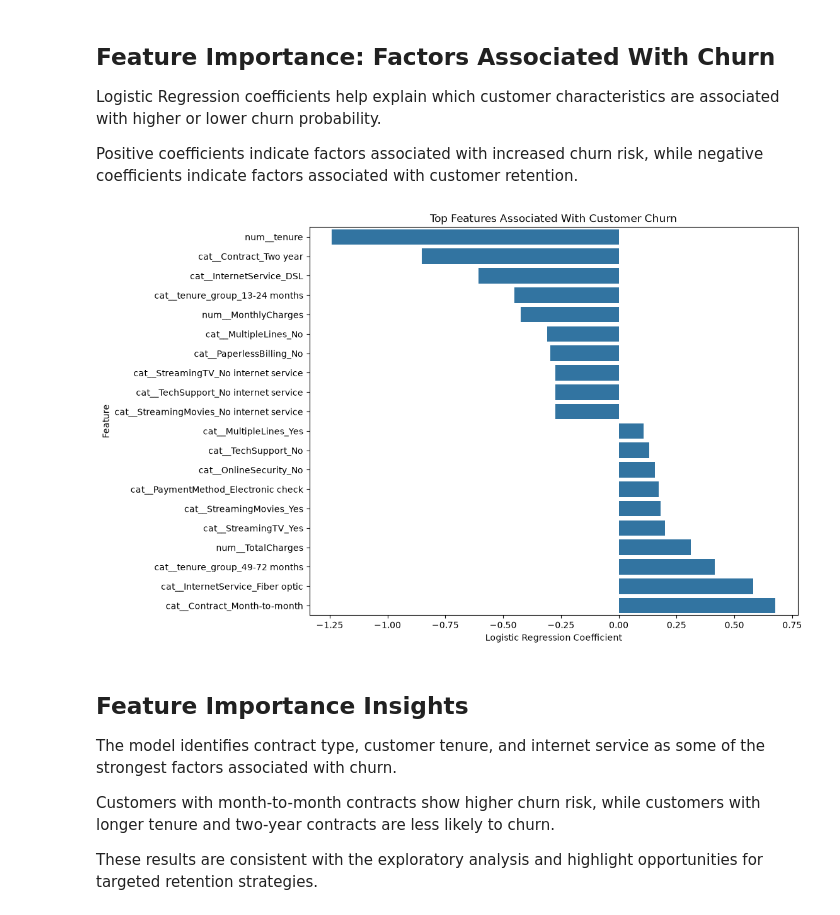
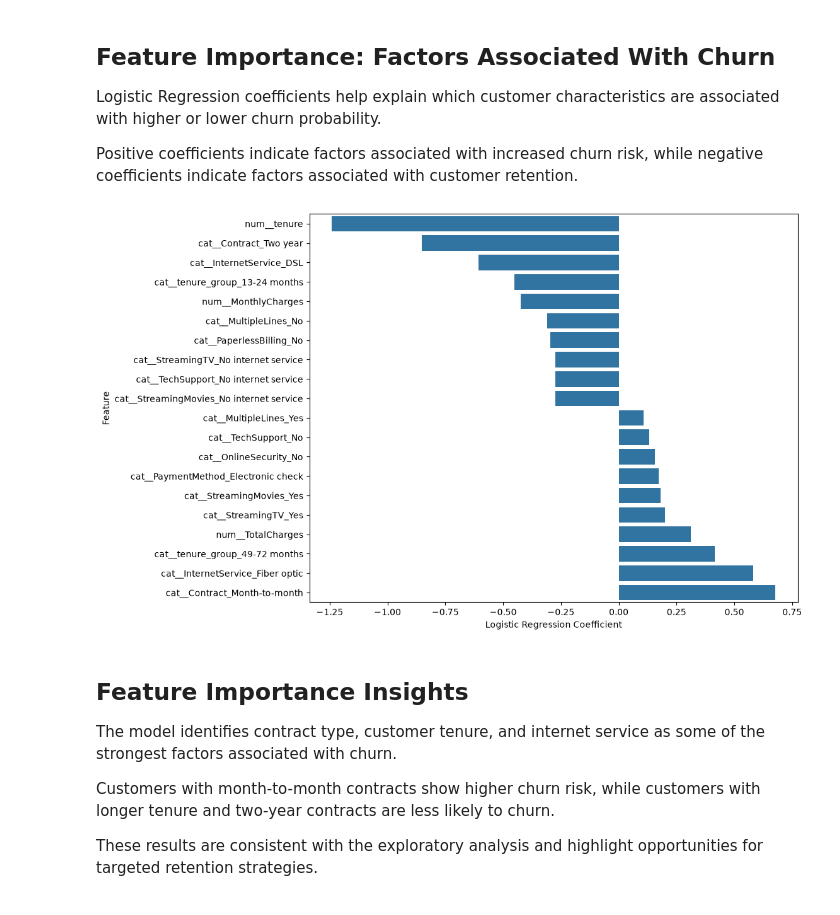
Before and after one commit to boraneak/Customer-Churn-Analysis, a Jupyter notebook: notebooks/churn_analysis.ipynb, the cells around one changed output. Cells and saved outputs as stored; diff of their text form; code cells hidden in the pictures.

```diff
--- a/notebooks/churn_analysis.ipynb
+++ b/notebooks/churn_analysis.ipynb
@@ -801,16 +786,3 @@ The confusion matrix shows how the model performs when classifying customers as
 The model correctly identifies many customers who remain, but some customers who eventually churn are missed.
 
 Reducing false negatives is important because these represent customers who are likely to leave but are not identified early enough for retention actions.
-# %%
-feature_names = logistic_model.named_steps["preprocessor"].get_feature_names_out()
-
-coefficients = logistic_model.named_steps["model"].coef_[0]
-
-feature_importance = pd.DataFrame(
-    {
-        "feature": feature_names,
-        "coefficient": coefficients
-    }
-)
-
-feature_importance.head()
@@ -862,26 +827,25 @@ Positive coefficients indicate factors associated with increased churn risk, whi
 # %%
 top_features = pd.concat(
     [
         feature_importance_sorted.head(10),
         feature_importance_sorted.tail(10)
     ]
 )
 
 plt.figure(figsize=(10,8))
 
 sns.barplot(
     data=top_features,
     x="coefficient",
     y="feature"
 )
 
-plt.title("Top Features Associated With Customer Churn")
 plt.xlabel("Logistic Regression Coefficient")
 plt.ylabel("Feature")
 
 plt.show()
 # %% [output]
-[figure, old version]
+[figure, new version]
 # %% [markdown]
 ## Feature Importance Insights
 
```
Also changed, not shown: parts of 2 cells of this notebook.
